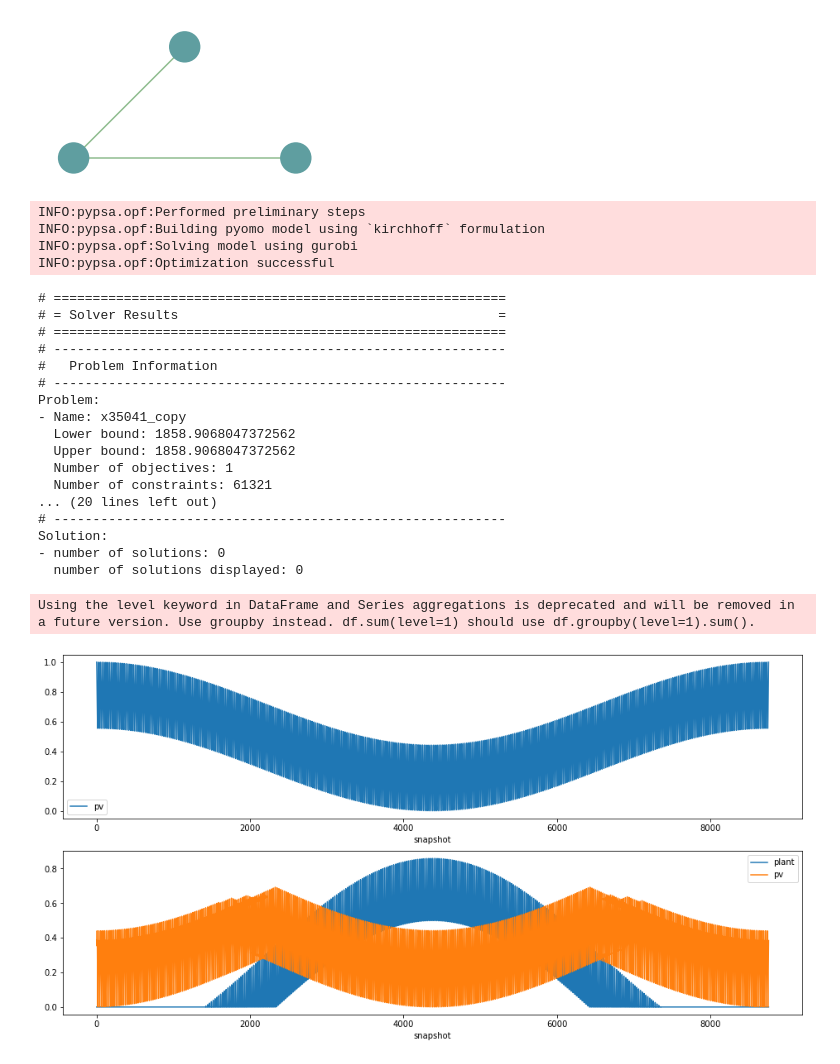
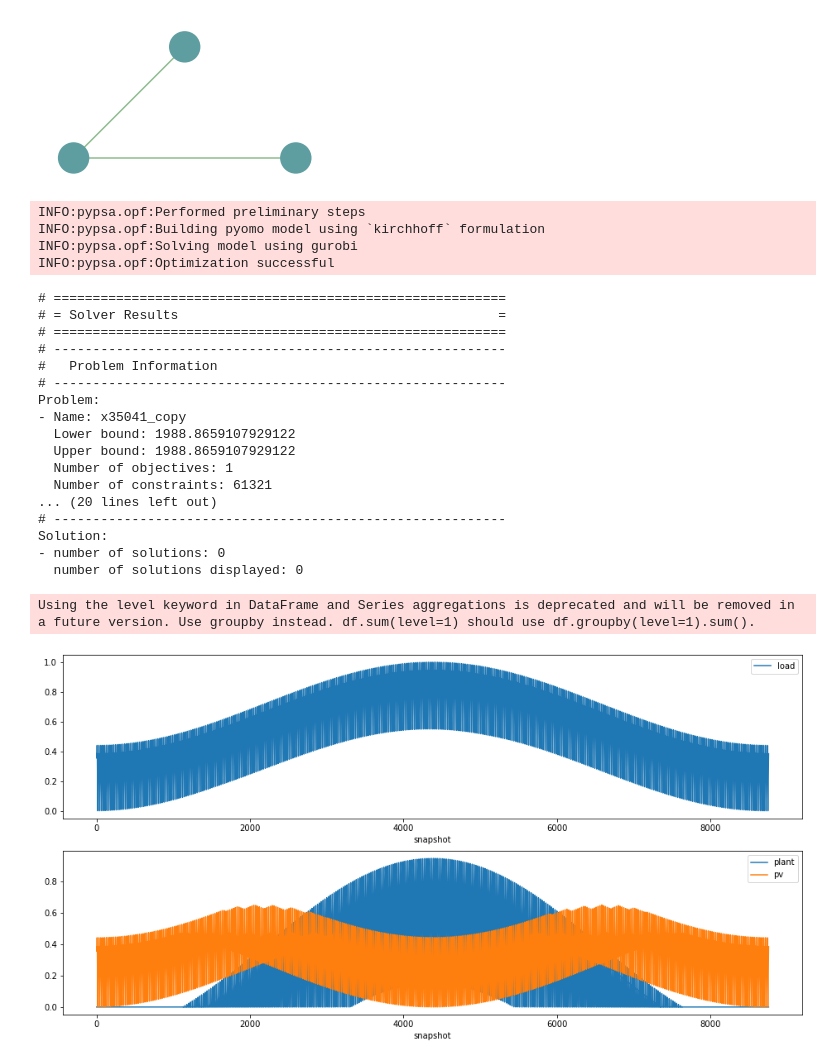
Before and after one commit to andrewlyden/PyPSA-GB, a Jupyter notebook: PyPSA-GB/engineering_lab.ipynb, the cells around one changed output. Drawn from its saved outputs; the diff is of its cells as text; code cells hidden in the pictures.

```diff
--- a/PyPSA-GB/engineering_lab.ipynb
+++ b/PyPSA-GB/engineering_lab.ipynb
@@ -24,7 +16,7 @@ load = load - min(load)
 load = load / max(load)
 load = pd.Series(load)
 
-generation = np.array((0.3 +
+generation = np.array((0.3 -
             0.4 * np.cos(np.linspace(0, 2*365*np.pi, n)) +
             (0.5*np.cos(np.linspace(0, 2*np.pi, n)) + 0.5)))
 
@@ -67,7 +59,7 @@ def build_basic_network(snapshots):
     load = load / max(load)
     load = pd.Series(load)
 
-    generation = np.array((0.3 +
+    generation = np.array((0.3 -
                 0.4 * np.cos(np.linspace(0, 2*365*np.pi, n)) +
                 (0.5*np.cos(np.linspace(0, 2*np.pi, n)) + 0.5)))
 
@@ -83,7 +75,8 @@ def build_basic_network(snapshots):
                 'bus_plant',
                 carrier='heat')
     network.add('Bus',
-                'bus_pv',)
+                'bus_pv',
+                carrier='heat')
 
     network.add('Load',
                 'load',
@@ -101,6 +94,7 @@ def build_basic_network(snapshots):
     network.add('Generator',
                 'pv',
                 bus='bus_pv',
+                carrier='heat',
                 p_max_pu=generation,
                 marginal_cost=0.,
                 p_nom=1.)
@@ -109,6 +103,7 @@ def build_basic_network(snapshots):
                 'pv2load',
                 bus0='bus_pv',
                 bus1='bus_load',
+                carrier='heat',
                 efficiency=1.,
                 p_nom=1.
                 )
@@ -129,37 +124,37 @@ fig, ax = plt.subplots(1, 1, figsize=(5, 5), subplot_kw={"projection":ccrs.Plate
 network.plot(ax=ax)
 plt.show()
 
 network.lopf(snapshots, solver_name='gurobi')#, pyomo=False)
 
 fig, ax = plt.subplots(2, 1, figsize=(16, 8))
-network.generators_t.p_max_pu.plot(ax=ax[0])
+network.loads_t.p_set.plot(ax=ax[0])
 network.generators_t.p.plot(ax=ax[1])
 plt.show()
 # %% [output]
 [figure]
 INFO:pypsa.opf:Performed preliminary steps
 INFO:pypsa.opf:Building pyomo model using `kirchhoff` formulation
 INFO:pypsa.opf:Solving model using gurobi
 INFO:pypsa.opf:Optimization successful
 # ==========================================================
 # = Solver Results                                         =
 # ==========================================================
 # ----------------------------------------------------------
 #   Problem Information
 # ----------------------------------------------------------
 Problem:
 - Name: x35041_copy
-  Lower bound: 1858.9068047372562
-  Upper bound: 1858.9068047372562
+  Lower bound: 1988.8659107929122
+  Upper bound: 1988.8659107929122
   Number of objectives: 1
   Number of constraints: 61321
 ... (20 lines left out)
 # ----------------------------------------------------------
 Solution:
 - number of solutions: 0
   number of solutions displayed: 0
 Using the level keyword in DataFrame and Series aggregations is deprecated and will be removed in a future version. Use groupby instead. df.sum(level=1) should use df.groupby(level=1).sum().
-[figure, old version]
+[figure, new version]
 # %%
 def add_mixed_stes(
                     network,
```
Also changed, not shown: parts of 8 cells of this notebook.
